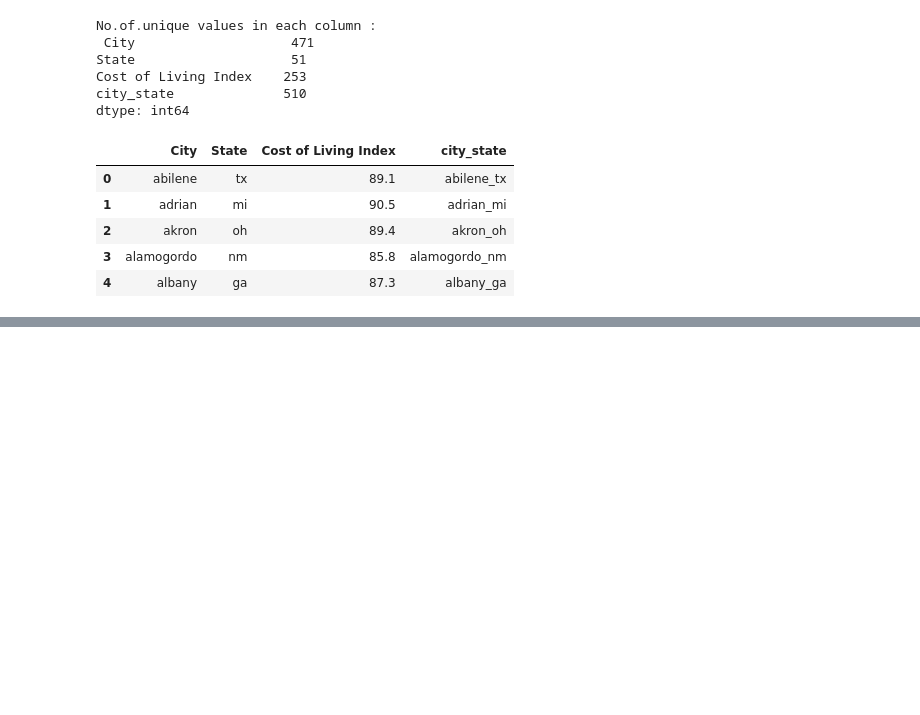
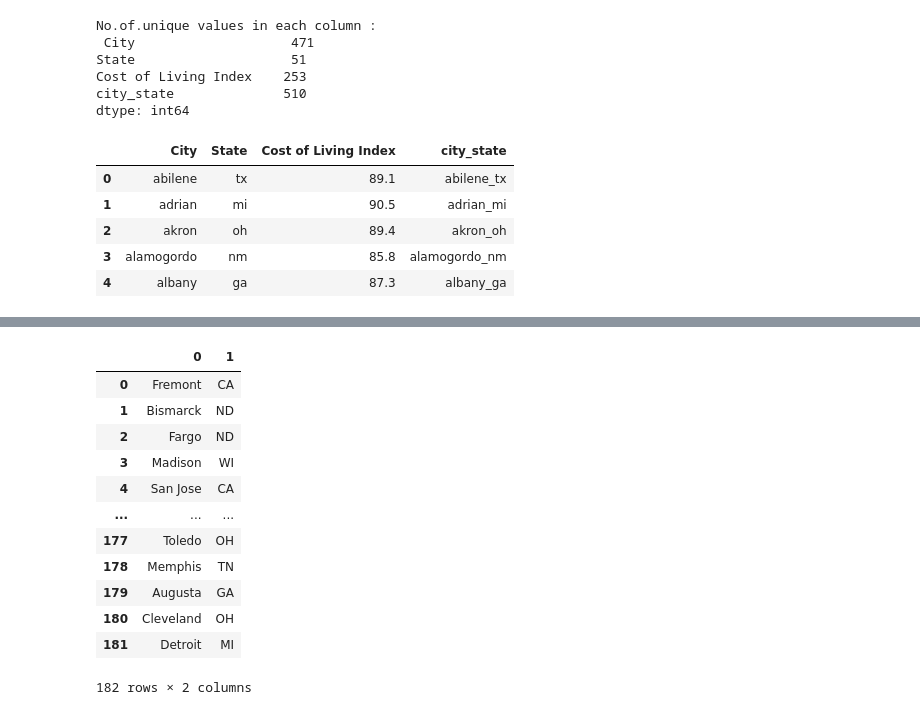
Before and after one commit to sjpozzuoli/Daves_Eagles, a Jupyter notebook: SQL Data Join/2021Tax_StringEncoder.ipynb, the cells around one changed output, grey strips where cells are left out. Cells and saved outputs as stored; diff of their text form; code cells hidden in the pictures; blank space fills up the shorter version.

```diff
--- a/SQL Data Join/2021Tax_StringEncoder.ipynb
+++ b/SQL Data Join/2021Tax_StringEncoder.ipynb
@@ -228,0 +243,18 @@ col_index.to_sql(name='col_index', con=engine)
+# %%
+#Split the City column into City Name and State columns
+city_split = h_cities["City"].str.split(", ",n=1, expand=True)
+city_split
+# %% [output]
+|  | 0 | 1 |
+| 0 | Fremont | CA |
+| 1 | Bismarck | ND |
+| 2 | Fargo | ND |
+| 3 | Madison | WI |
+| 4 | San Jose | CA |
+| ... | ... | ... |
+| 177 | Toledo | OH |
+| 178 | Memphis | TN |
+| 179 | Augusta | GA |
+| 180 | Cleveland | OH |
+| 181 | Detroit | MI |
+182 rows × 2 columns
```
Also changed, not shown: parts of 7 cells of this notebook.
